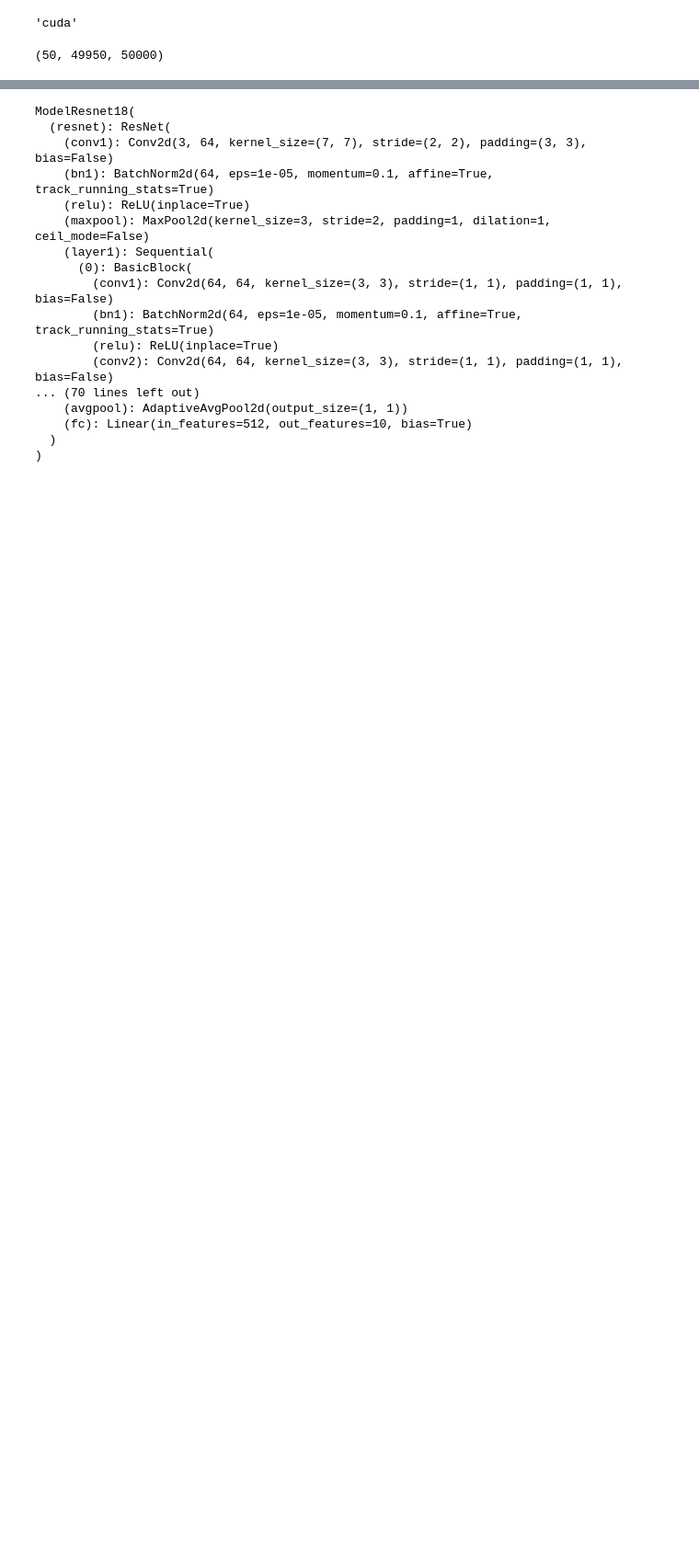
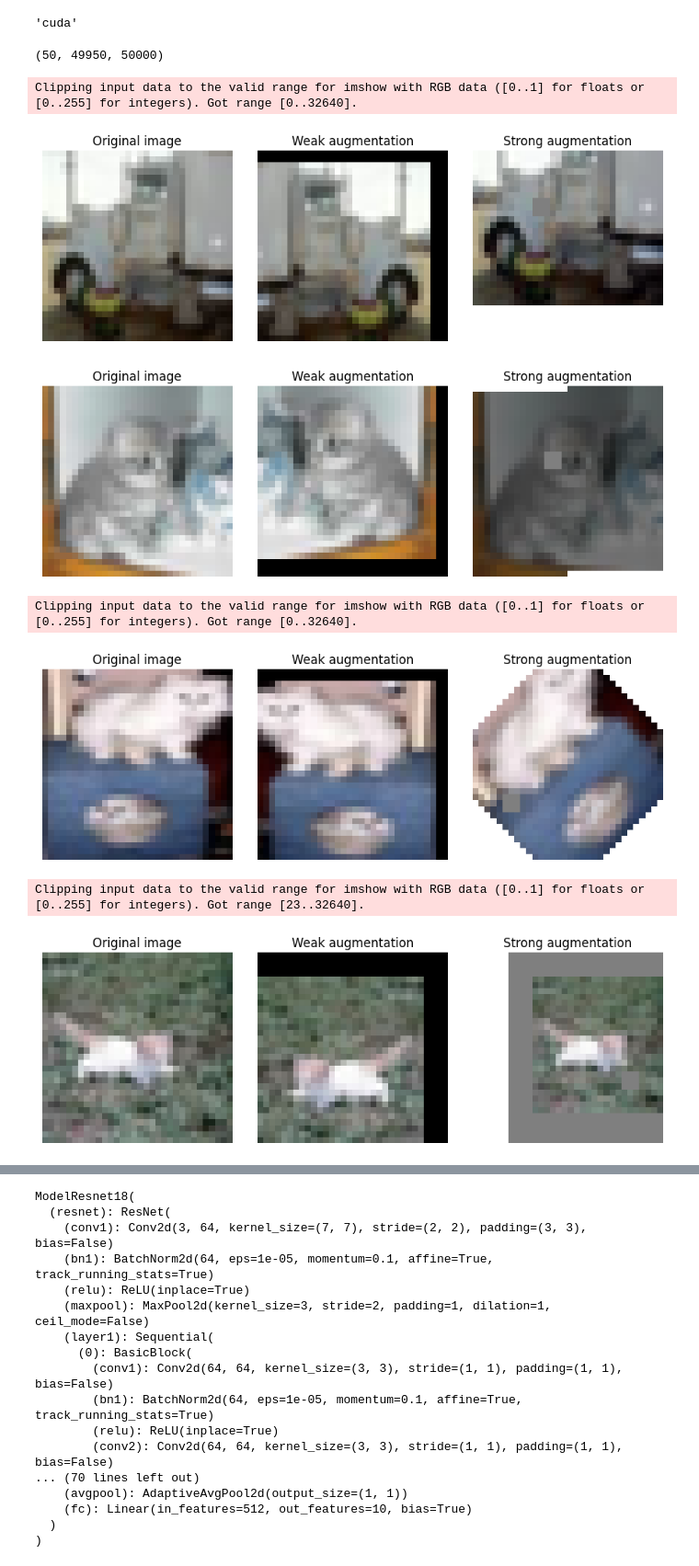
Before and after one commit to pedrotokar/deeplearning-assignments, a Jupyter notebook: Assignment 3/Deep Learning Assignment 3.ipynb, the cells around one changed output, grey strips where cells are left out. Shown: that part at 92% size. Cells and saved outputs as stored; diff of their text form; code cells hidden in the pictures; blank space fills up the shorter version.

Commit message:
Adicionei célula para plotar imagens

```diff
--- a/Assignment 3/Deep Learning Assignment 3.ipynb
+++ b/Assignment 3/Deep Learning Assignment 3.ipynb
@@ -113,17 +114,18 @@ class LabeledDataset(Dataset):
 
     def __getitem__(self, idx):
         real_idx = self.indexes[idx]
-
         image, label = self.dataset[real_idx]
         image = image.to(torch.float).to(self.device)
+
         image = self.weak_augmentations(image)
         image = self.normalize_img(image)
 
         return image, label
 
     def get_original_image(self, idx):
-        img_path = self.data[idx]
-        return decode_image(img_path)
+        real_idx = self.indexes[idx]
+        image, label = self.dataset[real_idx]
+        return image.to(torch.float).to(self.device)
 # %%
 class UnlabeledDataset(Dataset):
     def __init__(self, dataset, indexes, device = "cpu", ctaugment = True):
@@ -161,8 +163,9 @@ class UnlabeledDataset(Dataset):
         return weak_image, strong_image
 
     def get_original_image(self, idx):
-        img_path = self.data[idx]
-        return decode_image(img_path)
+        real_idx = self.indexes[idx]
+        image, label = self.dataset[real_idx]
+        return image.to(torch.float).to(self.device)
 # %%
 def get_split_dataset(dataset, n_classes, n_samples, device = "cpu"):
     labeled_indexes = []
@@ -189,8 +192,44 @@ def get_split_dataset(dataset, n_classes, n_samples, device = "cpu"):
 # %%
 #Exemplo:
 
-base_dataset = CIFAR10("data", train = True, download = True)
+base_dataset = CIFAR10("data", train = True, download = True, transform = v2.ToImage())
 labeled_dataset, unlabeled_dataset = get_split_dataset(base_dataset, 10, 5)
 len(labeled_dataset), len(unlabeled_dataset), len(labeled_dataset) + len(unlabeled_dataset)
 # %% [output]
 (50, 49950, 50000)
+# %%
+for i in range(10):
+    weak_image, strong_image = unlabeled_dataset[i]
+    normal_image = unlabeled_dataset.get_original_image(i)
+
+    #Desfaz normalização para plot
+    std = torch.tensor([62.985, 61.965, 66.555]).view(3, 1, 1)
+    mean = torch.tensor([125.307, 122.961, 113.8575]).view(3, 1, 1)
+    weak_image = (weak_image * std) + mean
+    strong_image = (strong_image * std) + mean
+
+    fig, axes = plt.subplots(1, 3, figsize=(9, 3))
+
+    axes[0].imshow(normal_image.to(torch.int).permute(1, 2, 0))
+    axes[0].set_title("Original image")
+    axes[0].axis("off")
+
+    axes[1].imshow(weak_image.to(torch.int).permute(1, 2, 0))
+    axes[1].set_title("Weak augmentation")
+    axes[1].axis("off")
+
+    axes[2].imshow(strong_image.to(torch.int).permute(1, 2, 0))
+    axes[2].set_title("Strong augmentation")
+    axes[2].axis("off")
+
+    plt.tight_layout()
+
+    plt.show()
+# %% [output]
+Clipping input data to the valid range for imshow with RGB data ([0..1] for floats or [0..255] for integers). Got range [0..32640].
+[figure, added]
+[figure, added]
+Clipping input data to the valid range for imshow with RGB data ([0..1] for floats or [0..255] for integers). Got range [0..32640].
+[figure, added]
+Clipping input data to the valid range for imshow with RGB data ([0..1] for floats or [0..255] for integers). Got range [23..32640].
+[figure, added]
```
Also changed, not shown: parts of 4 cells of this notebook.
